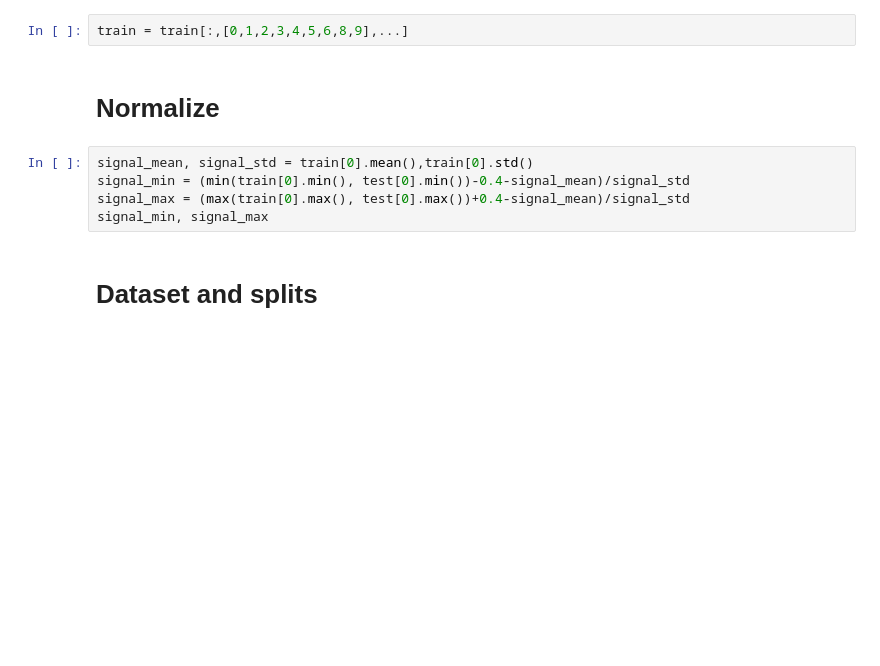
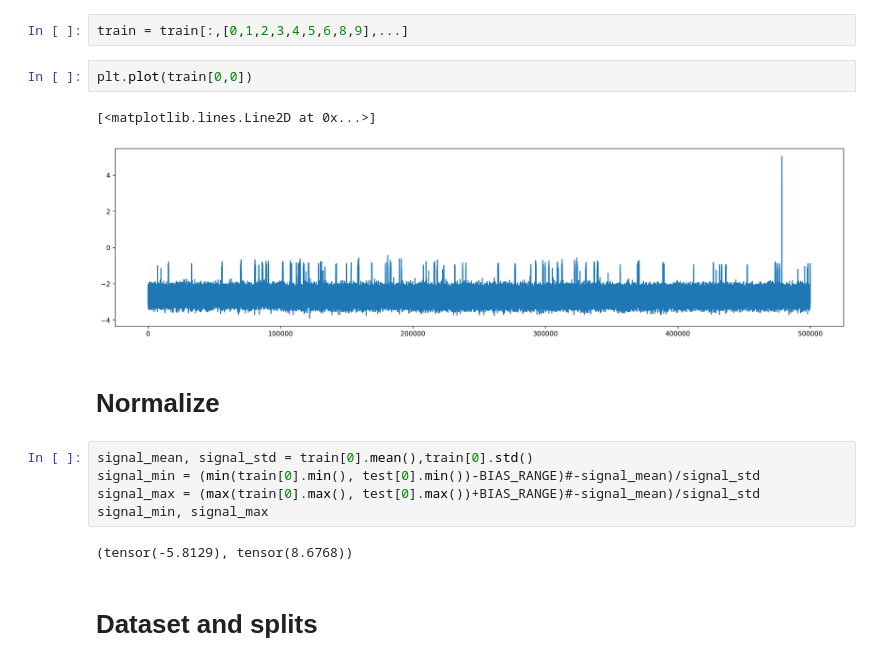
Before and after one commit to antorsae/liverpool-ion-switching, a Jupyter notebook: wavenet_recurrent.ipynb, the cells around one changed output. Cells and saved outputs as stored; diff of their text form; blank space fills up the shorter version.

```diff
--- a/wavenet_recurrent.ipynb
+++ b/wavenet_recurrent.ipynb
@@ -284,13 +304,20 @@ train   =   train.view(  train.shape[0],-1,SEGMENT_SIZE,1)
 test    =    test.view(   test.shape[0],-1,TEST_SEGMENT_SIZE,1)
 # %%
 train = train[:,[0,1,2,3,4,5,6,8,9],...]
+# %%
+plt.plot(train[0,0])
+# %% [output]
+[<matplotlib.lines.Line2D at 0x...>]
+[figure, added]
 # %% [markdown]
 # Normalize
 # %%
 signal_mean, signal_std = train[0].mean(),train[0].std()
-signal_min = (min(train[0].min(), test[0].min())-0.4-signal_mean)/signal_std
-signal_max = (max(train[0].max(), test[0].max())+0.4-signal_mean)/signal_std
+signal_min = (min(train[0].min(), test[0].min())-BIAS_RANGE)#-signal_mean)/signal_std
+signal_max = (max(train[0].max(), test[0].max())+BIAS_RANGE)#-signal_mean)/signal_std
 signal_min, signal_max
+# %% [output]
+(tensor(-5.8129), tensor(8.6768))
 # %% [markdown]
 # Dataset and splits
 # %%
```
Also changed, not shown: parts of 97 cells of this notebook.
